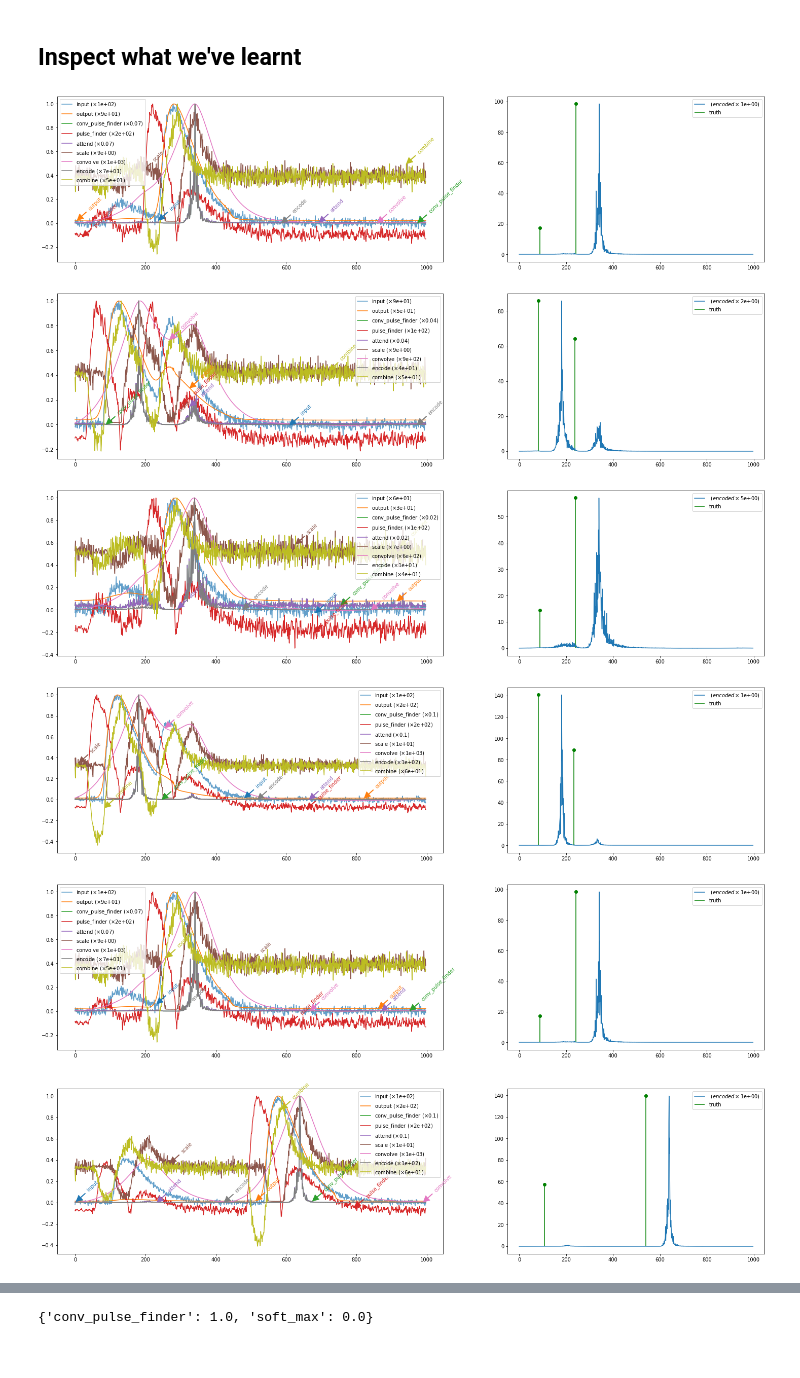
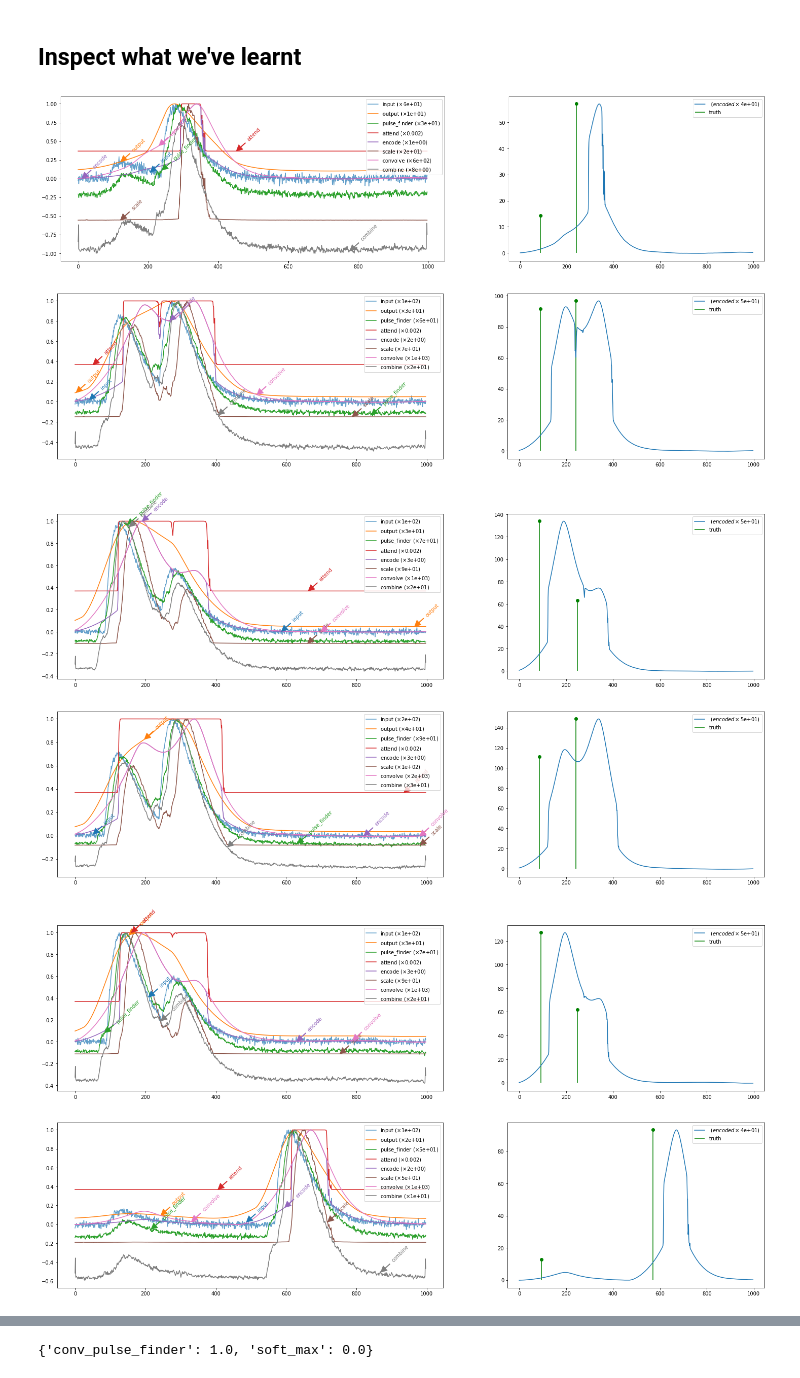
Before and after one commit to benkrikler/wavefilter, a Jupyter notebook: notebooks/train_simple_pulse_finder_torch.ipynb, the cells around one changed output, grey strips where cells are left out. Saved outputs shown, nothing was run; the diff lists cells and outputs as text; code cells hidden in the pictures.

Commit message:
More exploring of attention layer

```diff
--- a/notebooks/train_simple_pulse_finder_torch.ipynb
+++ b/notebooks/train_simple_pulse_finder_torch.ipynb
@@ -90,12 +107,14 @@ class Conv1dPulseFinderAttention_v4(models.Conv1dPulseFinderAttentionBase):
        # return F.softmax(attend, -1)
         attend = F.leaky_relu(inputs)
         attend = self.scale(attend)
-        #attend = torch.sigmoid(attend)
+        attend = torch.sigmoid(attend)
+        #attend = F.leaky_relu(inputs)
         attend = F.softmax(attend, -1)
+        inputs = torch.roll(inputs, self.pulse_finder.weight.shape[-1] //2, -1)
         return attend
 
 attention = models.ParallelWeightedModules()
-attention.add("conv_pulse_finder", Conv1dPulseFinderAttention_v4(100, False), 0)
+attention.add("conv_pulse_finder", Conv1dPulseFinderAttention_v4(50, False), 0)
 attention.add("soft_max", models.GlobalSoftMaxAttention(), 1)
 
 model = models.WaveFilter(200, attention).to(device)
@@ -169,37 +188,37 @@ def plot_prediction(model, input):
   output = model(input.to(device))
   plot_line(input[0], label="input", alpha=0.7)
   plot_line(output[0].detach().cpu().numpy(), label="output")
-  for i in ['conv_pulse_finder', 'pulse_finder', 'attend', 'scale', 'convolve' , 'encode', 'combine']:
+  for i in ['pulse_finder', 'attend', 'encode', 'scale', 'convolve' , 'combine']:
   #for i in ['convolve', 'pulse_finder', 'combine', 'scale', 'conv_pulse_finder', 'soft_max', 'attend', 'encode', 'reconstruct']:
     plot_line(activations[i][0].cpu(), label=i)
   plt.legend()
   #plt.yscale("log")
 
 def plot_encoded(model, input, true_amp, true_time):
   model(input.to(device))
   max_amp = max(true_amp)
   encoded = activations["encode"][0].cpu().numpy()
   scale = max_amp / encoded.max()
   encoded *= scale
   plt.plot(encoded, label=f" ($encoded \\times${scale:.01})")
   plt.vlines(true_time, 0, true_amp, color="green", label="truth")
   plt.scatter(true_time[true_amp != 0], true_amp[true_amp != 0], color="green")
   plt.legend()
 
 close_time = np.random.choice(np.where(truth[1][:, 1] < 250)[0], 5)
 far_time = np.random.choice(np.where(truth[1][:, 1] > 500)[0], 5)
 choices = np.concatenate((close_time, far_time))
 for i in choices: #np.random.randint(len(data), size=10):
   #plt.figure(figsize=(15,6))
   _, ax = plt.subplots(1, 2,  gridspec_kw={'width_ratios': [15, 10]}, figsize=(25,6))
   plt.sca(ax[0])
   plot_prediction(model, ds[i][0])
   plt.sca(ax[1])
   plot_encoded(model, ds[i][0], truth[0][i], truth[1][i])
 # %% [output]
-[figure, old version]
+[figure, new version]
-[figure, old version]
+[figure, new version]
-[figure, old version]
+[figure, new version]
-[figure, old version]
+[figure, new version]
-[figure, old version]
+[figure, new version]
-[figure, old version]
+[figure, new version]
```
Also changed, not shown: parts of 12 cells of this notebook.
